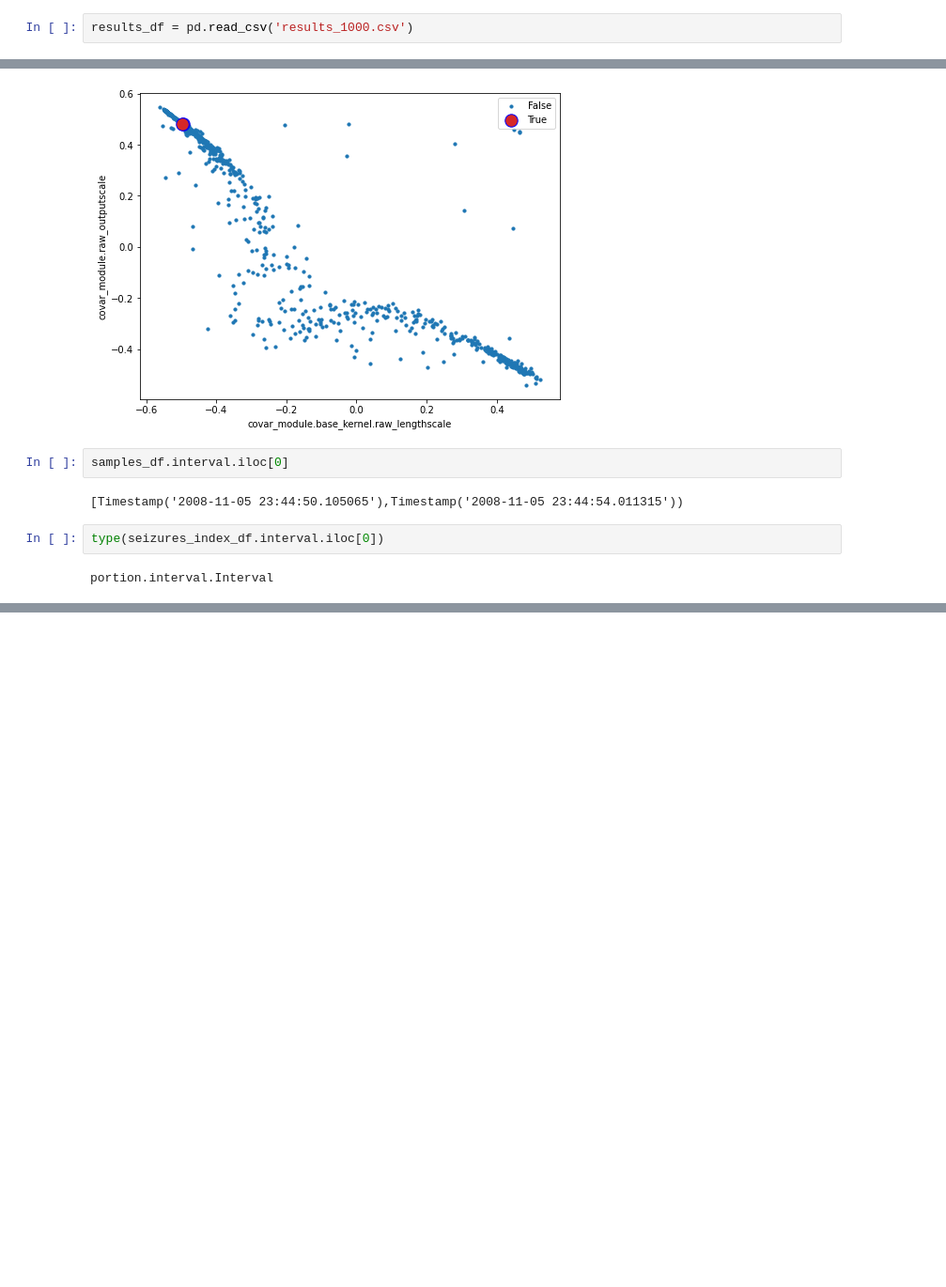
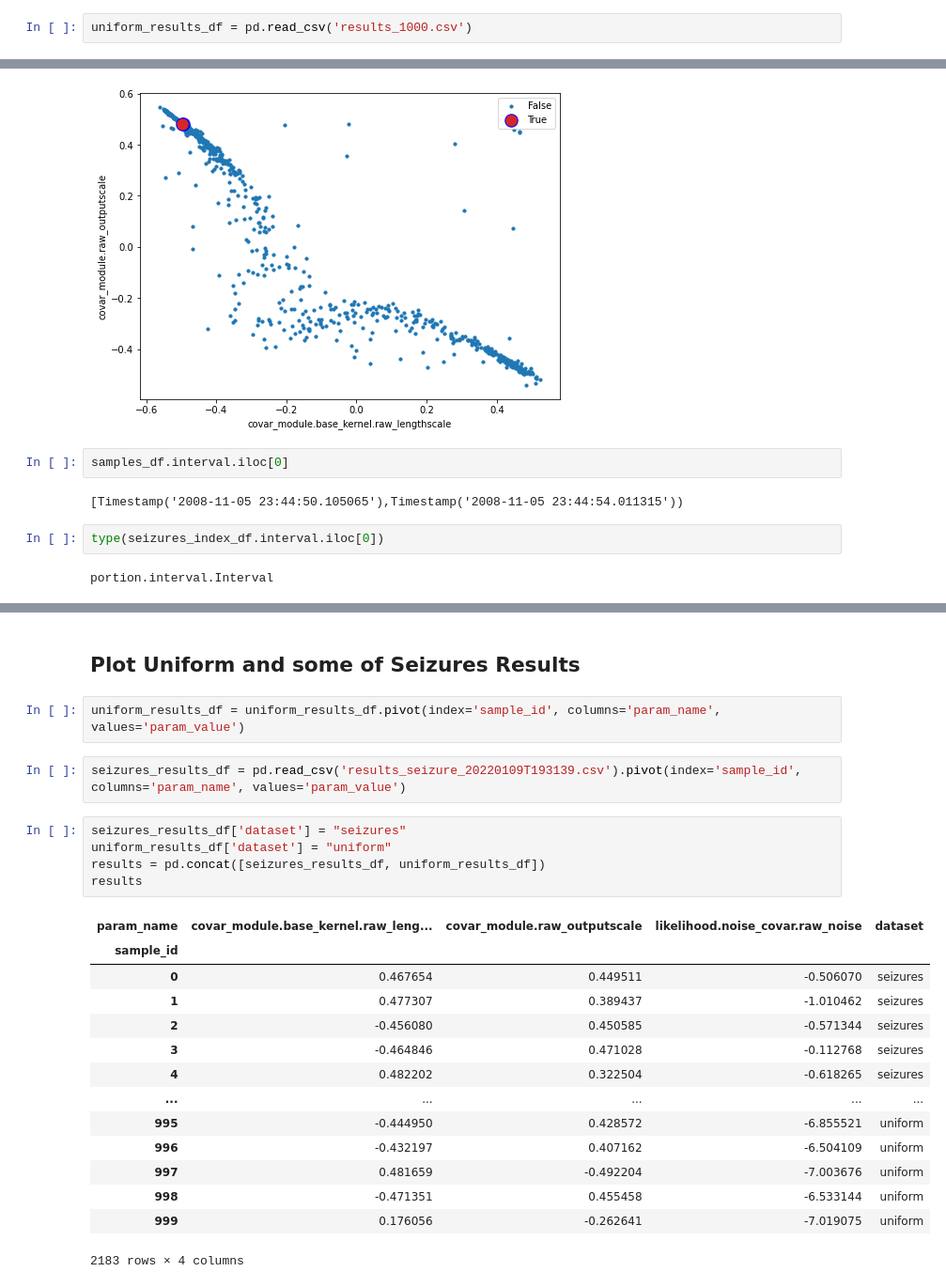
Before and after one commit to noamsgl/msc, a Jupyter notebook: scripts/generate/analyze_gp_results.ipynb, the cells around one changed output, grey strips where cells are left out. Shown at 94% size. Cells and saved outputs as stored; diff of their text form; blank space fills up the shorter version.

```diff
--- a/scripts/generate/analyze_gp_results.ipynb
+++ b/scripts/generate/analyze_gp_results.ipynb
@@ -13,7 +11,7 @@ The autoreload extension is already loaded. To reload it, use:
 
 ## Load results
 # %%
-results_df = pd.read_csv('results_1000.csv')
+uniform_results_df = pd.read_csv('results_1000.csv')
 # %%
 seizures_index_df = get_seizures_index_df()
 # %% [output]
@@ -79,3 +76,29 @@ samples_df[samples_df.isseizure]
 |  | index | patient_name | window_interval | window_id | fname | label | label_desc | package | patient | ... |
 | 850 | 850 | NaN | [Timestamp('2009-05-17 05:00:34.1... | 850 | C:\Users\noam\Repositories\noamsg... | NaN | NaN | surfPA | pat_1320903 | ... |
 | 971 | 971 | NaN | [Timestamp('2009-02-10 15:35:51.3... | 971 | C:\Users\noam\Repositories\noamsg... | NaN | NaN | surfCO | pat_2000 | ... |
+# %% [markdown]
+## Plot Uniform and some of Seizures Results
+# %%
+uniform_results_df = uniform_results_df.pivot(index='sample_id', columns='param_name', values='param_value')
+# %%
+seizures_results_df = pd.read_csv('results_seizure_20220109T193139.csv').pivot(index='sample_id', columns='param_name', values='param_value')
+# %%
+seizures_results_df['dataset'] = "seizures"
+uniform_results_df['dataset'] = "uniform"
+results = pd.concat([seizures_results_df, uniform_results_df])
+results
+# %% [output]
+| param_name | covar_module.base_kernel.raw_leng... | covar_module.raw_outputscale | likelihood.noise_covar.raw_noise | dataset |
+| sample_id |  |  |  |  |
+| 0 | 0.467654 | 0.449511 | -0.506070 | seizures |
+| 1 | 0.477307 | 0.389437 | -1.010462 | seizures |
+| 2 | -0.456080 | 0.450585 | -0.571344 | seizures |
+| 3 | -0.464846 | 0.471028 | -0.112768 | seizures |
+| 4 | 0.482202 | 0.322504 | -0.618265 | seizures |
+| ... | ... | ... | ... | ... |
+| 995 | -0.444950 | 0.428572 | -6.855521 | uniform |
+| 996 | -0.432197 | 0.407162 | -6.504109 | uniform |
+| 997 | 0.481659 | -0.492204 | -7.003676 | uniform |
+| 998 | -0.471351 | 0.455458 | -6.533144 | uniform |
+| 999 | 0.176056 | -0.262641 | -7.019075 | uniform |
+2183 rows × 4 columns
```
Also changed, not shown: parts of 5 cells of this notebook, 1 other file.
